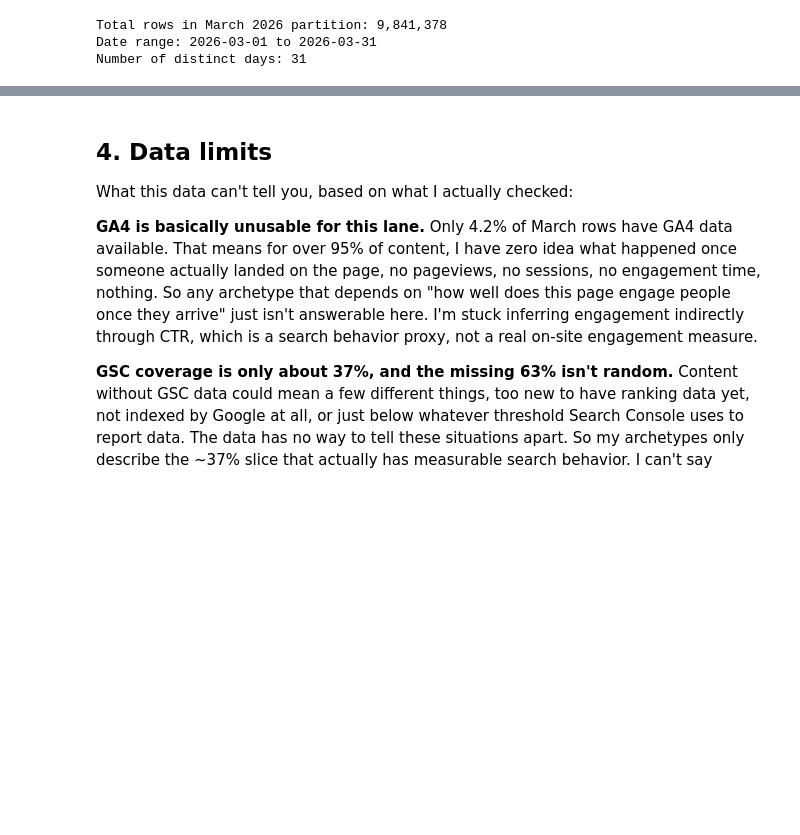
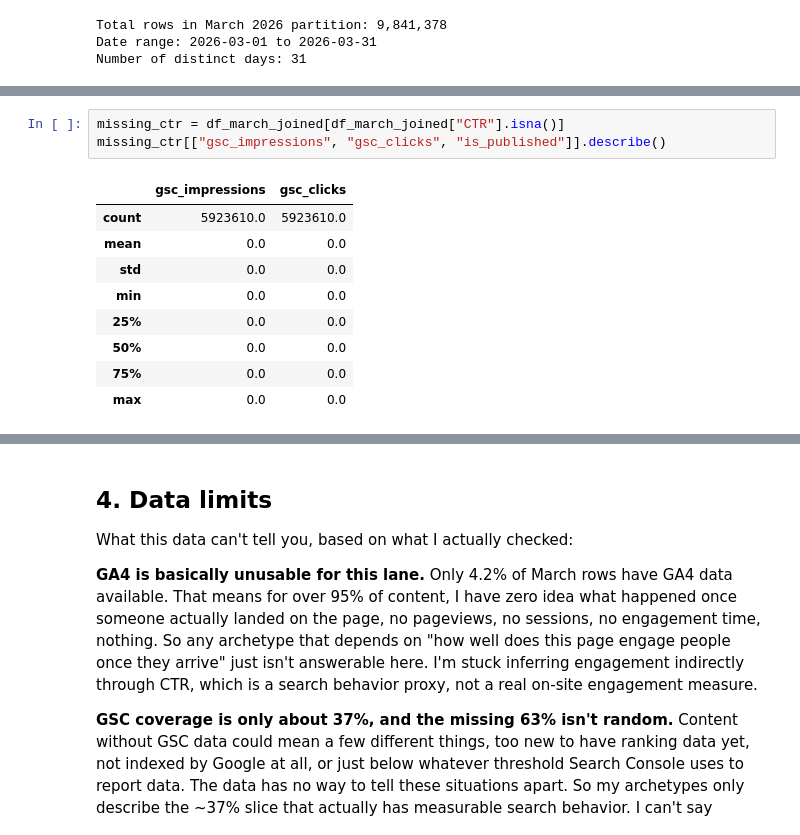
Before and after one commit to ocedev112/flyrank_oce_dev, a Jupyter notebook: work/notebooks/w03_data_contract.ipynb, the cells around one changed output, grey strips where cells are left out. Saved outputs shown, nothing was run; the diff lists cells and outputs as text; blank space fills up the shorter version.

```diff
--- a/work/notebooks/w03_data_contract.ipynb
+++ b/work/notebooks/w03_data_contract.ipynb
@@ -221,0 +313,13 @@ Number of distinct days: 31
+# %%
+missing_ctr = df_march_joined[df_march_joined["CTR"].isna()]
+missing_ctr[["gsc_impressions", "gsc_clicks", "is_published"]].describe()
+# %% [output]
+|  | gsc_impressions | gsc_clicks |
+| count | 5923610.0 | 5923610.0 |
+| mean | 0.0 | 0.0 |
+| std | 0.0 | 0.0 |
+| min | 0.0 | 0.0 |
+| 25% | 0.0 | 0.0 |
+| 50% | 0.0 | 0.0 |
+| 75% | 0.0 | 0.0 |
+| max | 0.0 | 0.0 |
```
Also changed, not shown: parts of 15 cells of this notebook.
